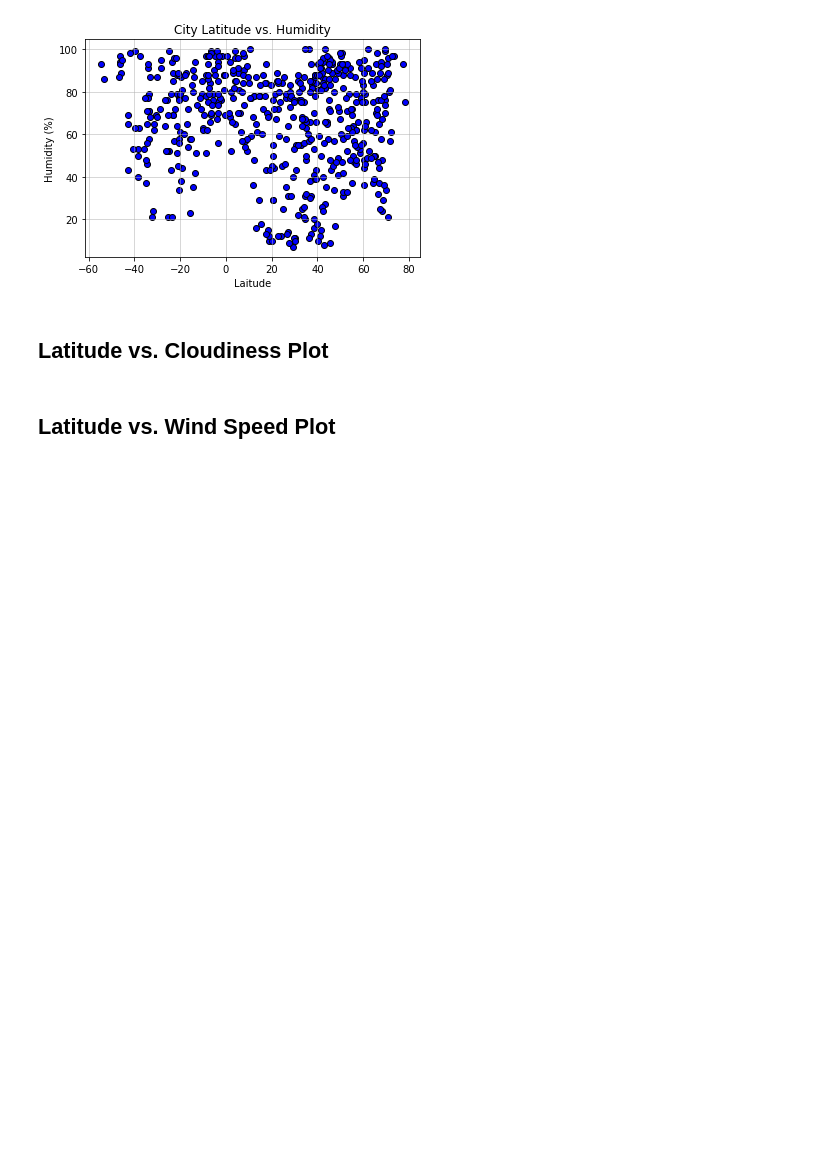
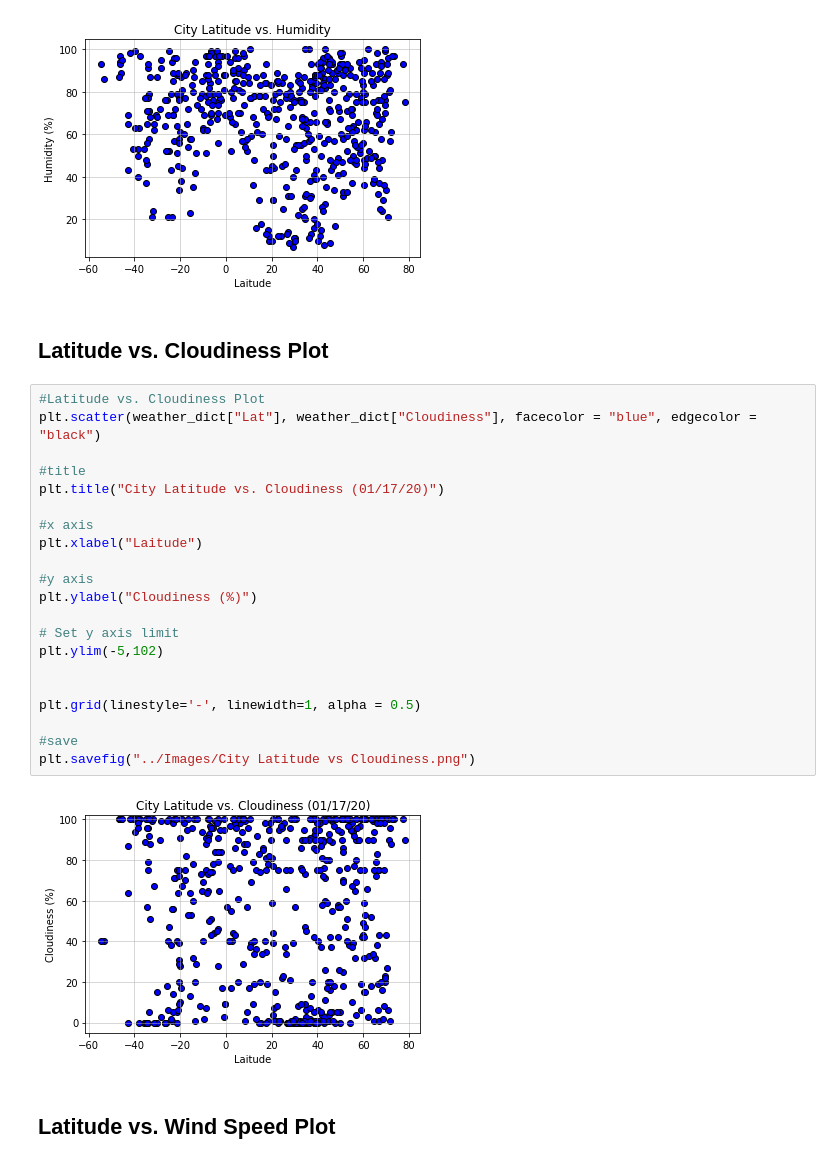
Before and after one commit to tran247/python-api-challenge, a Jupyter notebook: Instructions/starter_code/WeatherPy.ipynb, the cells around one changed output. Cells and saved outputs as stored; diff of their text form; blank space fills up the shorter version.

Commit message:
added cloud graph

```diff
--- a/Instructions/starter_code/WeatherPy.ipynb
+++ b/Instructions/starter_code/WeatherPy.ipynb
@@ -217,6 +217,29 @@ plt.savefig("../Images/City Latitude vs Humidity.png")
 [figure]
 # %% [markdown]
 ## Latitude vs. Cloudiness Plot
+# %%
+#Latitude vs. Cloudiness Plot
+plt.scatter(weather_dict["Lat"], weather_dict["Cloudiness"], facecolor = "blue", edgecolor = "black")
+
+#title
+plt.title("City Latitude vs. Cloudiness (01/17/20)")
+
+#x axis
+plt.xlabel("Laitude")
+
+#y axis
+plt.ylabel("Cloudiness (%)")
+
+# Set y axis limit
+plt.ylim(-5,102)
+
+
+plt.grid(linestyle='-', linewidth=1, alpha = 0.5)
+
+#save
+plt.savefig("../Images/City Latitude vs Cloudiness.png")
+# %% [output]
+[figure, added]
 # %% [markdown]
 ## Latitude vs. Wind Speed Plot
 # %% [markdown]
```
Also changed, not shown: 1 other file.
